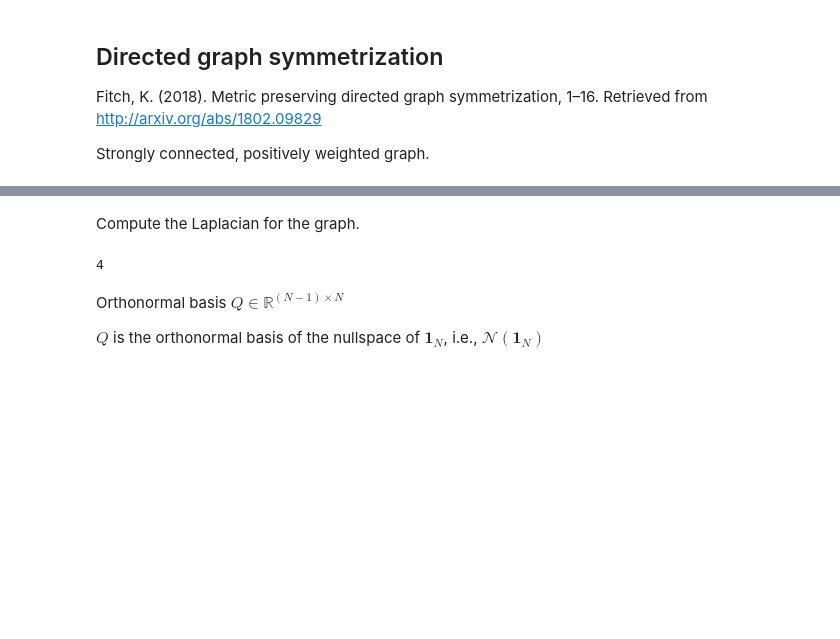
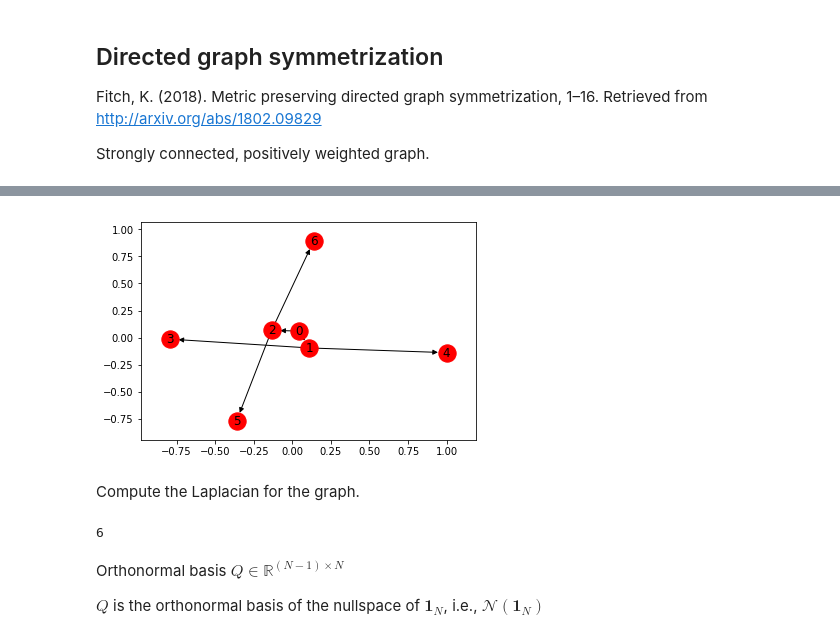
Before and after one commit to hkumar6/thesis-notebooks, a Jupyter notebook: graph_symmetrization.ipynb, the cells around one changed output, grey strips where cells are left out. Cells and saved outputs as stored; diff of their text form; code cells hidden in the pictures; blank space fills up the shorter version.

```diff
--- a/graph_symmetrization.ipynb
+++ b/graph_symmetrization.ipynb
@@ -18,12 +21,17 @@ while not nx.is_strongly_connected(g):
+# %%
+nx.draw_networkx(g)
+# %% [output]
+[figure, added]
 # %% [markdown]
 Compute the Laplacian for the graph.
 # %%
-A = nx.adjacency_matrix(g)
-D = np.diag(np.asarray(np.sum(nx.adjacency_matrix(g), axis=1)).reshape(-1))
+N = nx.number_of_nodes(g)
+A = nx.adjacency_matrix(g).transpose()
+D = np.diag(np.asarray(np.sum(A, axis=1)).reshape(-1))
 L = D - A
 np.linalg.matrix_rank(L)
 # %% [output]
-4
+6
 # %% [markdown]
 Orthonormal basis
 $Q \in \mathbb{R}^{(N-1)\times N}$
```
Also changed, not shown: parts of 14 cells of this notebook, 22 other files.
